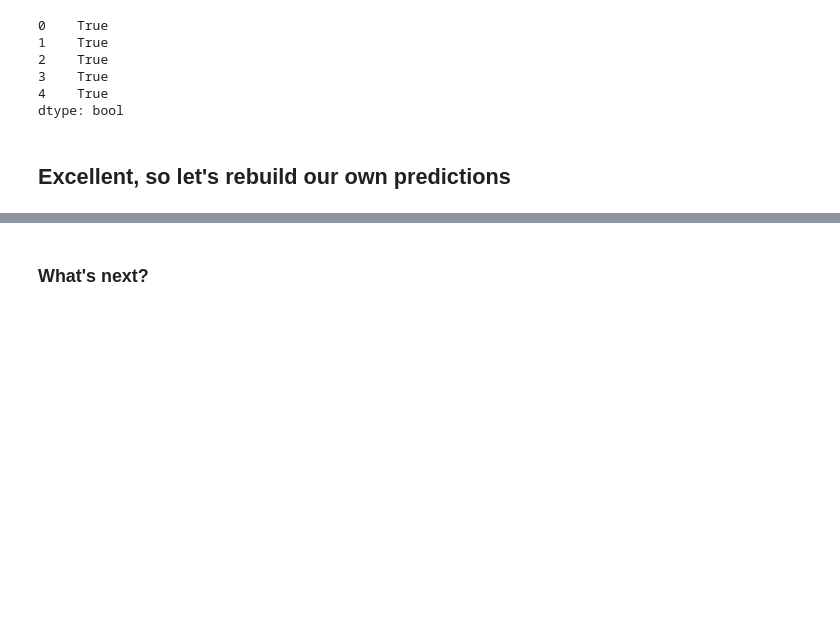
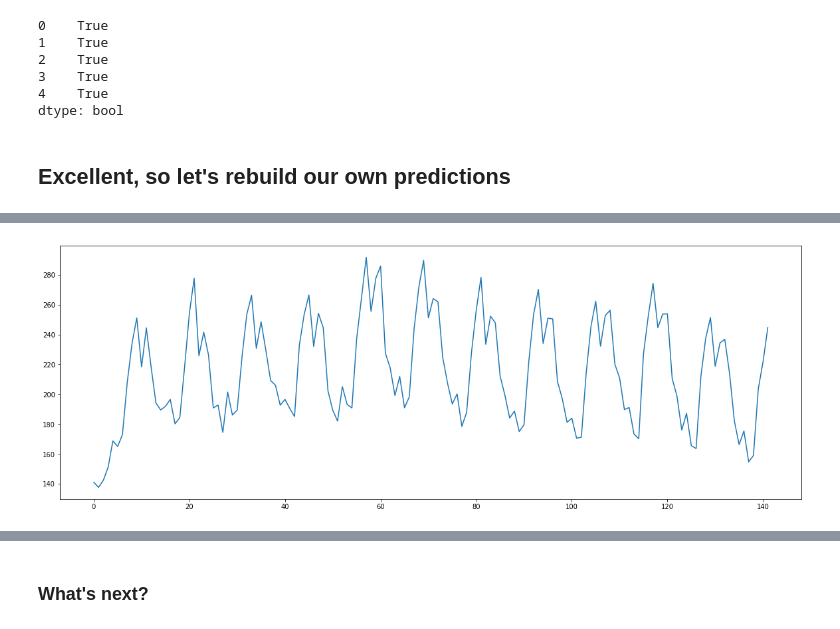
Before and after one commit to JoaoPavlo/batch2-BLU02, a Jupyter notebook: Learning Notebooks/BLU02 - Learning Notebook - Part 3 of 3 - Prediction.ipynb, the cells around one changed output, grey strips where cells are left out. Saved outputs shown, nothing was run; the diff lists cells and outputs as text; code cells hidden in the pictures; blank space fills up the shorter version.

```diff
--- a/Learning Notebooks/BLU02 - Learning Notebook - Part 3 of 3 - Prediction.ipynb
+++ b/Learning Notebooks/BLU02 - Learning Notebook - Part 3 of 3 - Prediction.ipynb
@@ -780,0 +785,8 @@ sales.plot();
+# %%
+# Huge hack to supress a value error
+try:
+    predictions.plot()
+except ValueError as _:
+    pass
+# %% [output]
+[figure, added]
```
Also changed, not shown: parts of 19 cells of this notebook, 8 other files.
